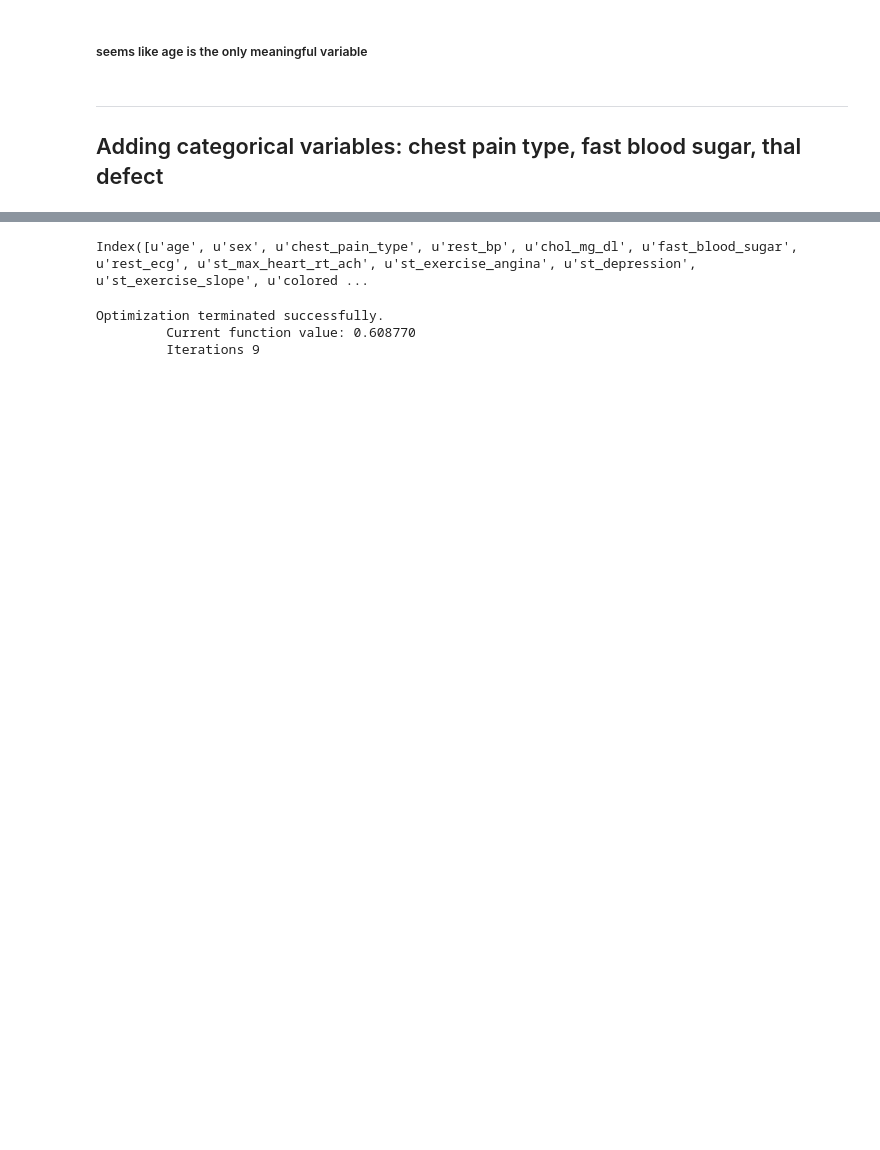
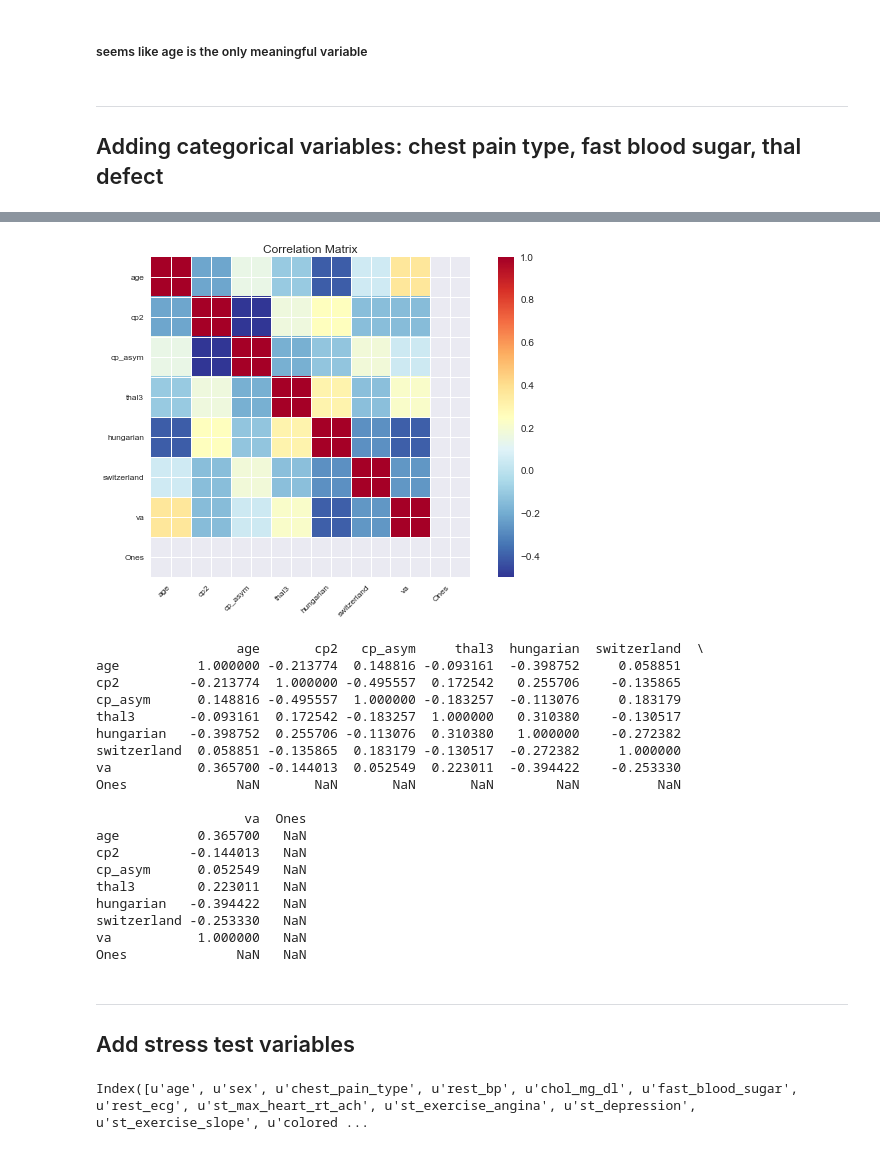
Before and after one commit to EmmanueleSalvati/McNulty, a Jupyter notebook: Log_Regression.ipynb, the cells around one changed output, grey strips where cells are left out. Drawn from its saved outputs; the diff is of its cells as text; code cells hidden in the pictures; blank space fills up the shorter version.

```diff
--- a/Log_Regression.ipynb
+++ b/Log_Regression.ipynb
@@ -86,9 +93,16 @@ Logit Regression Results
 cp = pd.get_dummies(train['chest_pain_type'])
 fbs = pd.get_dummies(train['fast_blood_sugar'])
 thal = pd.get_dummies(train['thal_defect'])
+hosp = pd.get_dummies(train['hospital'])
 # %%
 cp.columns = ['cp1', 'cp2', 'cp3', 'cp_asym']
 fbs.columns = ['fbs0', 'fbs1']
 thal.columns = ['thal3', 'thal6', 'thal7']
+hosp.columns = ['cleveland', 'hungarian', 'switzerland', 'va']
 # %%
-train2 = pd.concat([train, cp, fbs, thal], axis=1)
+train2 = pd.concat([train, cp, fbs, thal, hosp], axis=1)
+# %%
+X2 = train2[['age', 'cp2', 'cp_asym', 'thal3', 'hungarian', 'switzerland', 'va']]
+X2['Ones'] = 1.0
+Y2 = train2['diagnosis']
+model2 = Logit(Y2, X2).fit()
@@ -95,13 +133,34 @@ train2 = pd.concat([train, cp, fbs, thal], axis=1)
+# %%
+import statsmodels.api as sm
+corr_matrix = X2.corr()
+sm.graphics.plot_corr(corr_matrix, xnames=list(X2.columns.values))
+plt.show()
+print corr_matrix
+# %% [output]
+[figure, added]
+                  age       cp2   cp_asym     thal3  hungarian  switzerland  \
+age          1.000000 -0.213774  0.148816 -0.093161  -0.398752     0.058851
+cp2         -0.213774  1.000000 -0.495557  0.172542   0.255706    -0.135865
+cp_asym      0.148816 -0.495557  1.000000 -0.183257  -0.113076     0.183179
+thal3       -0.093161  0.172542 -0.183257  1.000000   0.310380    -0.130517
+hungarian   -0.398752  0.255706 -0.113076  0.310380   1.000000    -0.272382
+switzerland  0.058851 -0.135865  0.183179 -0.130517  -0.272382     1.000000
+va           0.365700 -0.144013  0.052549  0.223011  -0.394422    -0.253330
+Ones              NaN       NaN       NaN       NaN        NaN          NaN
+
+                   va  Ones
+age          0.365700   NaN
+cp2         -0.144013   NaN
+cp_asym      0.052549   NaN
+thal3        0.223011   NaN
+hungarian   -0.394422   NaN
+switzerland -0.253330   NaN
+va           1.000000   NaN
+Ones              NaN   NaN
+# %% [markdown]
+----
+## Add stress test variables
 # %%
 train2.columns
 # %% [output]
 Index([u'age', u'sex', u'chest_pain_type', u'rest_bp', u'chol_mg_dl', u'fast_blood_sugar', u'rest_ecg', u'st_max_heart_rt_ach', u'st_exercise_angina', u'st_depression', u'st_exercise_slope', u'colored ...
-# %%
-X2 = train2[['rest_bp', 'age', 'chol_mg_dl', 'fbs0', 'fbs1']]
-X2['Ones'] = 1.0
-Y2 = train2['diagnosis']
-model2 = Logit(Y2, X2).fit()
-# %% [output]
-Optimization terminated successfully.
-         Current function value: 0.608770
-         Iterations 9
```
Also changed, not shown: parts of 19 cells of this notebook, 4 other files.
